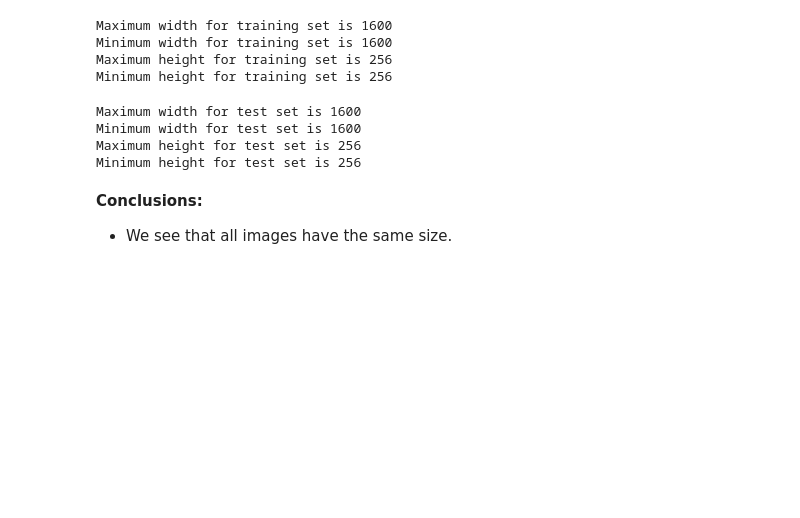
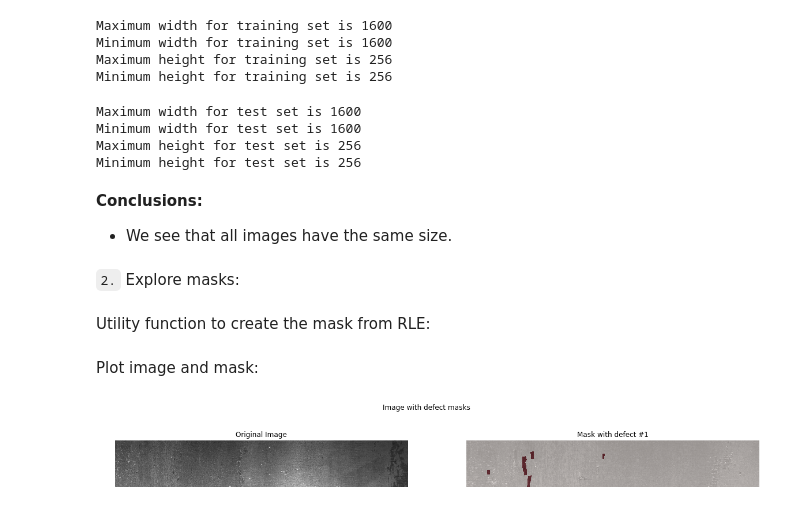
Before and after one commit to Lexie88rus/steel_defect_detection, a Jupyter notebook: steel_defect_detection_EDA.ipynb, the cells around one changed output. Cells and saved outputs as stored; diff of their text form; code cells hidden in the pictures; blank space fills up the shorter version.

Commit message:
Updated the EDA: added visualization of images and masks.

```diff
--- a/steel_defect_detection_EDA.ipynb
+++ b/steel_defect_detection_EDA.ipynb
@@ -263,3 +262,7 @@ Minimum height for test set is 256
 # %% [markdown]
 __Conclusions:__
 * We see that all images have the same size.
+# %% [markdown]
+`2.` Explore masks:
+# %% [markdown]
+Utility function to create the mask from RLE:
@@ -265,0 +287,40 @@ __Conclusions:__
+# %% [markdown]
+Plot image and mask:
+# %%
+def plot_mask(image_filename):
+    '''
+    Function to plot an image and segmentation masks.
+    INPUT:
+        image_filename - filename of the image (with full path)
+    '''
+    img_id = image_filename.split('/')[-1]
+    image = Image.open(image_filename)
+    train = train_df.fillna('-1')
+    rle_masks = train[(train['Image'] == img_id) & (train['EncodedPixels'] != '-1')]['EncodedPixels'].values
+
+    defect_types = train[(train['Image'] == img_id) & (train['EncodedPixels'] != '-1')]['Label'].values
+
+    if (len(rle_masks) > 0):
+        fig, axs = plt.subplots(1, 1 + len(rle_masks), figsize=(20, 3))
+
+        axs[0].imshow(image)
+        axs[0].axis('off')
+        axs[0].set_title('Original Image')
+
+        for i in range(0, len(rle_masks)):
+            mask = rle2maskResize(rle_masks[i])
+            axs[i + 1].imshow(image)
+            axs[i + 1].imshow(mask, alpha = 0.5, cmap = "Reds")
+            axs[i + 1].axis('off')
+            axs[i + 1].set_title('Mask with defect #{}'.format(defect_types[i]))
+
+        plt.suptitle('Image with defect masks')
+    else:
+        fig, axs = plt.subplots(figsize=(20, 3))
+        axs.imshow(image)
+        axs.axis('off')
+        axs.set_title('Original Image without Defects')
+# %%
+plot_mask(train_fns[0])
+# %% [output]
+[figure, added]
```
Also changed, not shown: parts of 4 cells of this notebook.
